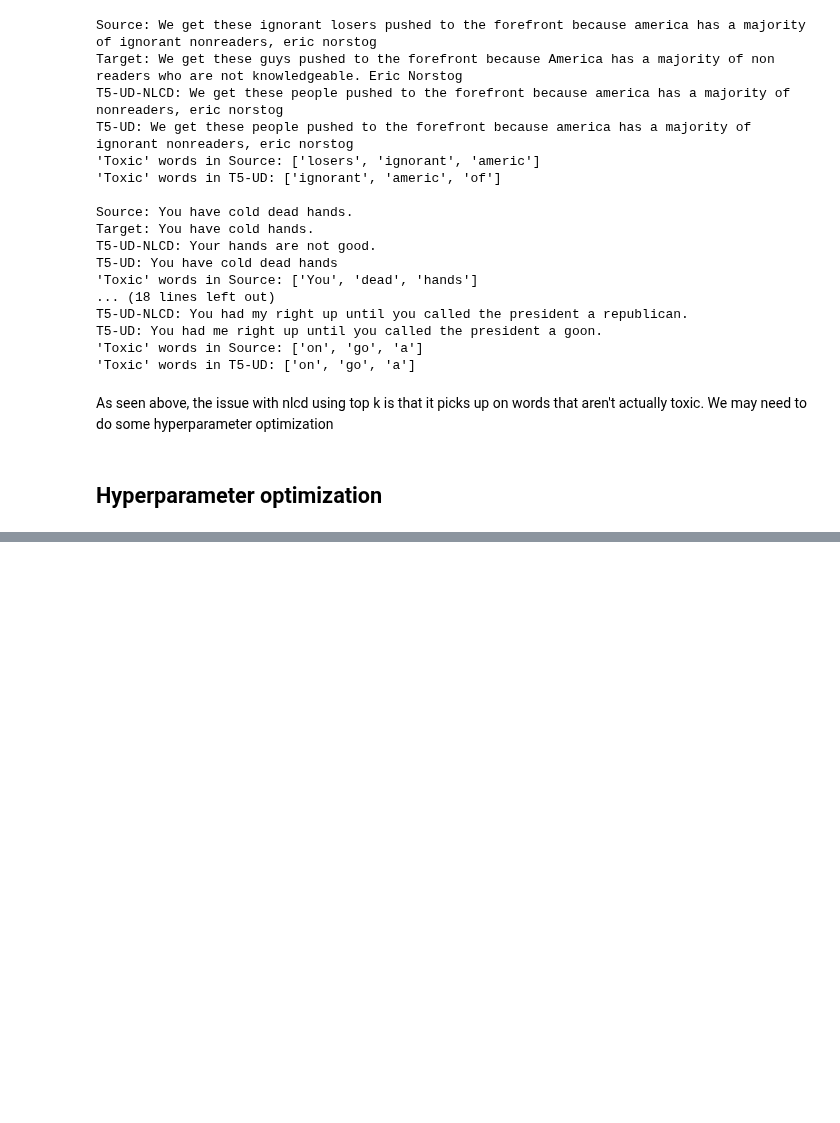
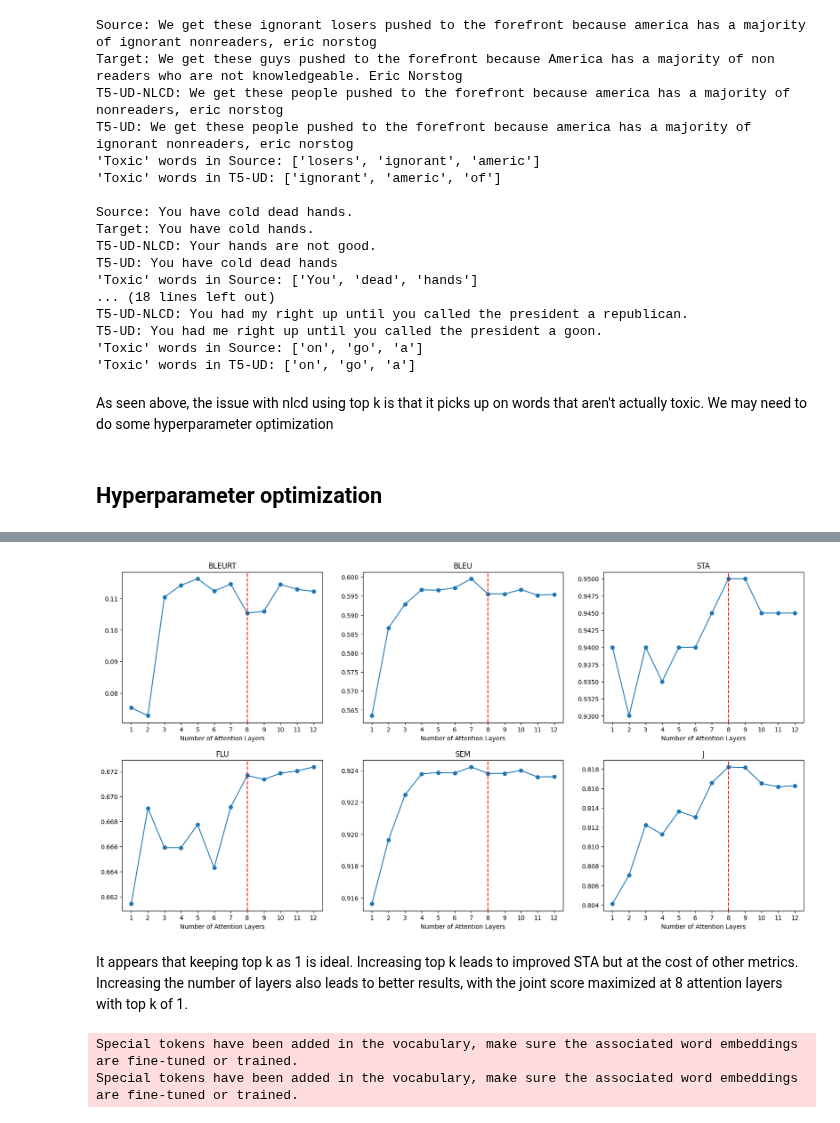
Before and after one commit to garyukong/T5-TextDetoxification, a Jupyter notebook: notebooks/4_Evaluation.ipynb, the cells around one changed output, grey strips where cells are left out. Cells and saved outputs as stored; diff of their text form; code cells hidden in the pictures; blank space fills up the shorter version.

```diff
--- a/notebooks/4_Evaluation.ipynb
+++ b/notebooks/4_Evaluation.ipynb
@@ -1927,0 +1853,59 @@ assert bad_words_list_1 == bad_words_list_2
+# %%
+# From metrics_df, filter to index 5 to 16 (inclusive)
+metrics_df_numlayers = metrics_df.iloc[5:17]
+metrics_df_numlayers
+
+# Plot the BLEURT, BLEU, STA, FLU, SEM, and J scores for different values of num_layers in a 2x3 grid
+fig, axes = plt.subplots(2, 3, figsize=(20, 10))
+axes = axes.flatten()
+axes[0].plot(metrics_df_numlayers["num_layers"], metrics_df_numlayers["BLEURT"], marker="o")
+axes[0].set_title("BLEURT")
+axes[1].plot(metrics_df_numlayers["num_layers"], metrics_df_numlayers["BLEU"], marker="o")
+axes[1].set_title("BLEU")
+axes[2].plot(metrics_df_numlayers["num_layers"], metrics_df_numlayers["STA"], marker="o")
+axes[2].set_title("STA")
+axes[3].plot(metrics_df_numlayers["num_layers"], metrics_df_numlayers["FLU"], marker="o")
+axes[3].set_title("FLU")
+axes[4].plot(metrics_df_numlayers["num_layers"], metrics_df_numlayers["SEM"], marker="o")
+axes[4].set_title("SEM")
+axes[5].plot(metrics_df_numlayers["num_layers"], metrics_df_numlayers["J"], marker="o")
+axes[5].set_title("J")
+
+for i in range(6):
+    axes[i].axvline(x=8, color="red", linestyle="dashed")
+    axes[i].set_xlabel("Number of Attention Layers")
+    axes[i].set_xticks(np.arange(1, 13, 1))
+
+# Add whitespace between horizontal subplots
+plt.subplots_adjust(hspace=0.25)
+
+plt.show()
+
+# Export the figure
+fig.savefig("../results/nlcd_num_layers.png")
+# %% [output]
+[figure, added]
+# %% [markdown]
+It appears that keeping top k as 1 is ideal. Increasing top k leads to improved STA but at the cost of other metrics. Increasing the number of layers also leads to better results, with the joint score maximized at 8 attention layers with top k of 1.
+# %%
+# Get predictions based on optimal hyperparameters
+t5_ud_nlcd_ho_val_preds = generate_preds_nlcd(raw_sentences=raw_datasets["validation"]["source"],
+                                             model_checkpoint=model_checkpoints["t5_small_unidir"],
+                                             num_layers=8,
+                                             top_k=1)
+
+t5_ud_nlcd_ho_val_metrics = evaluate_metrics(refs=raw_datasets["validation"]["target"],
+                                          preds=t5_ud_nlcd_ho_val_preds,
+                                          include_bleurt=True)
+
+# Add predictions to dataframe
+df_val_preds = add_preds_to_df("T5-UD-NLCD-HO", t5_ud_nlcd_ho_val_preds, use_validation=True, load_csv=True, replace_existing=True)
+
+# Calculate per-row metrics
+df_val_preds = add_metric_cols_to_preds("T5-UD-NLCD-HO_preds", use_validation=True, replace_existing=True)
+
+# Add metrics to dataframe
+df_val_metrics = add_metrics_to_df("T5-UD-NLCD-HO", t5_ud_nlcd_ho_val_metrics, use_validation=True, load_csv=True, replace_existing=True)
+# %% [output]
+Special tokens have been added in the vocabulary, make sure the associated word embeddings are fine-tuned or trained.
+Special tokens have been added in the vocabulary, make sure the associated word embeddings are fine-tuned or trained.
```
Also changed, not shown: parts of 16 cells of this notebook, 8 other files.
